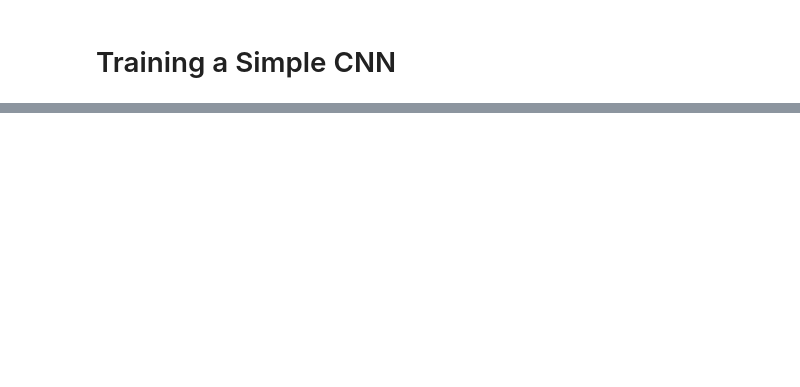
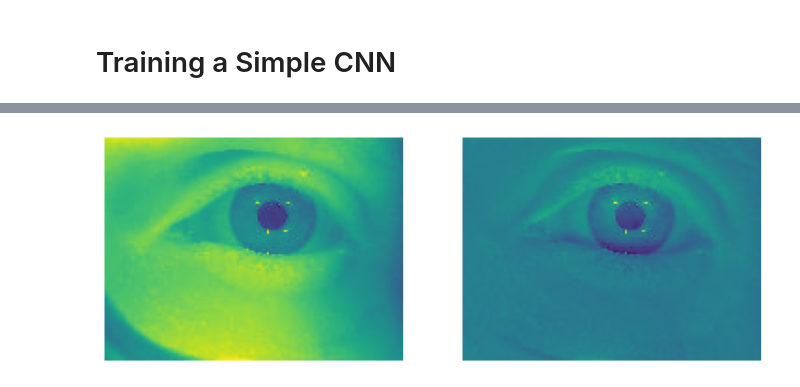
Before and after one commit to mycalize/gaze-estimator, a Jupyter notebook: simple_cnn.ipynb, the cells around one changed output, grey strips where cells are left out. Cells and saved outputs as stored; diff of their text form; code cells hidden in the pictures; blank space fills up the shorter version.

Commit message:
WIP: Subtract mean of train dataset from all imgs

```diff
--- a/simple_cnn.ipynb
+++ b/simple_cnn.ipynb
@@ -5,6 +5,9 @@ import numpy as np
 import torch
 import torch.nn as nn
 import torch.optim as optim
+import time
+import os
+
 from torch.utils.data import DataLoader
 from data.image_dataset import ImageDataset
 from models.cnn import CNN
@@ -12,9 +15,12 @@ from models.nvgaze import NVGaze
 from training.train import *
 from training.eval import *
 from data.convert_labels import *
+from utils.dataset_utils import check_disjoint
 import matplotlib.pyplot as plt
-import time
 from datetime import datetime
+
+%matplotlib inline
+plt.rcParams['figure.figsize'] = (10.0, 8.0) # set default size of plots
 
 # for auto-reloading external modules
 # see http://stackoverflow.com/questions/1907993/autoreload-of-modules-in-ipython
@@ -54,3 +62,12 @@ test_dataset = ImageDataset(
+# %%
+train_imgs = [train_dataset[i][0] for i in range(len(train_dataset))]
+train_imgs_tensor = torch.stack(train_imgs, dim=0)
+mean_img = torch.mean(train_imgs_tensor, dim=0)
+
+transform = lambda img: img - mean_img
+# train_dataset.transform = transform
+# val_dataset.transform = transform
+# test_dataset.transform = transform
 # %%
 # Create Dataloader
 train_loader = DataLoader(train_dataset, batch_size=64, shuffle=True)
@@ -63,3 +83,26 @@ print(f"Label batch shape: {train_labels.size()}")
+# %%
+# Experiment with subtracting mean of training images from all training images
+train_dataset_norm = ImageDataset(
+  annotations_file=train_annotations_file_path,
+  img_dir=train_dir_path,
+  transform=transform,
+  target_transform=target_transform
+)
+
+train_loader_norm = DataLoader(train_dataset_norm, batch_size=64, shuffle=True)
+
+train_features_norm, train_labels_norm = next(iter(train_loader_norm))
+
+plt.subplot(1, 2, 1)
+plt.gca().axis('off')
+plt.imshow(train_features[0].squeeze().numpy())
+
+plt.subplot(1, 2, 2)
+plt.gca().axis('off')
+plt.imshow(train_features_norm[0].squeeze().numpy())
+plt.show()
+# %% [output]
+[figure, added]
 # %%
 # model = CNN(input_dims=(160, 120))
 out_num_features = 2 if mode == 'reg' else 16
```
Also changed, not shown: parts of 8 cells of this notebook, 12 other files.
